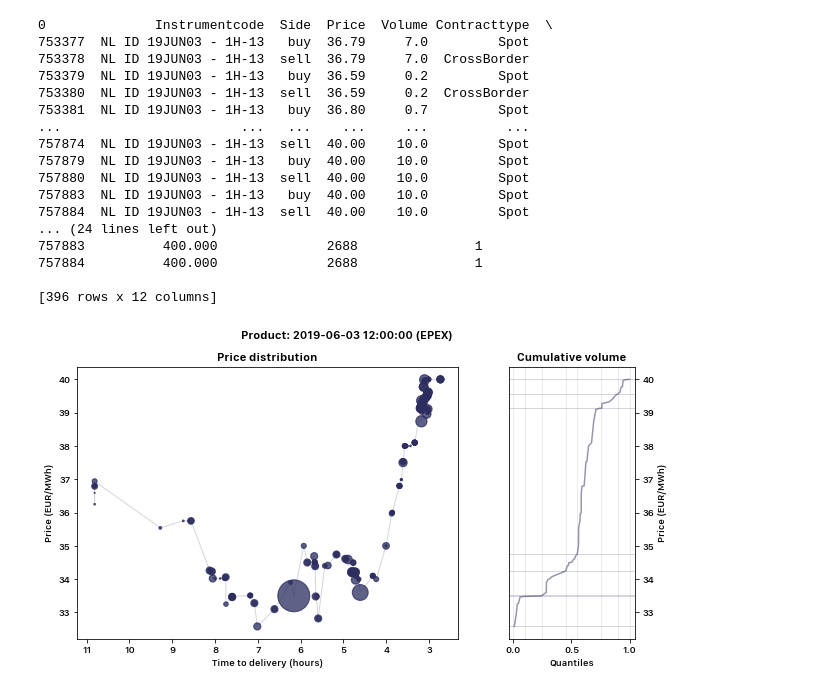
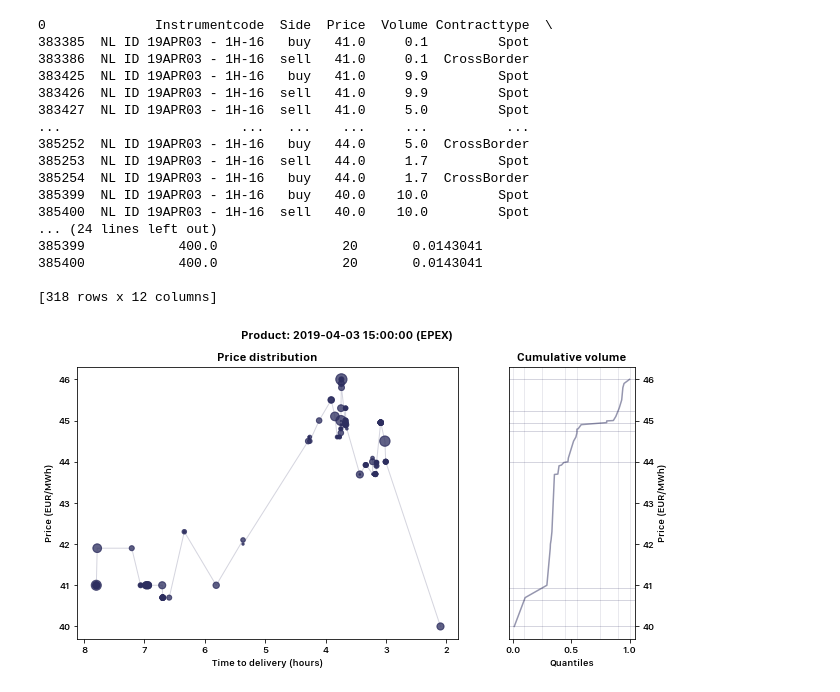
Before and after one commit to timovijn/ElectricityPriceForecasting, a Jupyter notebook: epex/epex.ipynb, the cells around one changed output. Saved outputs shown, nothing was run; the diff lists cells and outputs as text; code cells hidden in the pictures.

```diff
--- a/epex/epex.ipynb
+++ b/epex/epex.ipynb
@@ -274,7 +496,7 @@ Text(0, 0.5, 'Volume (MWh)')
 # %%
-datetime_of_interest = '2019-06-03 12:00:00'
+datetime_of_interest = '2019-04-03 15:00:00'
 filtered_dates = pd.DataFrame()
-filtered_dates = original_dates.loc[original_dates["Date"] == datetime_of_interest]
+filtered_dates = dfo.loc[dfo["Date"] == datetime_of_interest]
 
 filtered_dates['Volume_weighted'] = filtered_dates['Price'] * filtered_dates['Volume']
 filtered_dates['Cumulative volume'] = ''
@@ -326,45 +548,45 @@ plt.suptitle(f'Product: {datetime_of_interest} (EPEX)')
 x = filtered_dates['Time to delivery']
 y = filtered_dates['Price']
 ax1.scatter(x, y, s=filtered_dates['Volume'].apply(lambda x: x*5), alpha=0.5)
 ax1.plot(x, y, linewidth=1, alpha=0.2)
 ax1.set_xlim(x.min() - 0.05 * (x.max() - x.min()), x.max() + 0.05 * (x.max() - x.min()))
 ax1.set_ylim(y.min() - 0.05 * (y.max() - y.min()), y.max() + 0.05 * (y.max() - y.min()))
 ax1.set_title(f'Price distribution')
 ax1.set_xlabel(r'Time to delivery (hours)')
 ax1.set_ylabel(r'Price (EUR/MWh)')
 ax1.invert_xaxis()
 
 x = filtered_dates.sort_values('Price')['Relative volume']
 y = filtered_dates.sort_values('Price')['Price']
 [ax2.axhline(q, linewidth=1, alpha=0.2) for q in quantiles_val]
 [ax2.axvline(q, linewidth=1, alpha=0.1) for q in quantiles]
 ax2.plot(x, y, alpha=0.5)
 ax2.set_xlim(x.min() - 0.05 * (x.max() - x.min()), x.max() + 0.05 * (x.max() - x.min()))
 ax2.set_ylim(y.min() - 0.05 * (y.max() - y.min()), y.max() + 0.05 * (y.max() - y.min()))
 ax2.set_title(f'Cumulative volume')
 ax2.set_xlabel(r'Quantiles')
 ax2.set_ylabel(r'Price (EUR/MWh)')
 ax2.yaxis.tick_right()
 ax2.yaxis.set_label_position("right")
 
 print(filtered_dates)
 # %% [output]
 0              Instrumentcode  Side  Price  Volume Contracttype  \
-753377  NL ID 19JUN03 - 1H-13   buy  36.79     7.0         Spot
-753378  NL ID 19JUN03 - 1H-13  sell  36.79     7.0  CrossBorder
-753379  NL ID 19JUN03 - 1H-13   buy  36.59     0.2         Spot
-753380  NL ID 19JUN03 - 1H-13  sell  36.59     0.2  CrossBorder
-753381  NL ID 19JUN03 - 1H-13   buy  36.80     0.7         Spot
+383385  NL ID 19APR03 - 1H-16   buy   41.0     0.1         Spot
+383386  NL ID 19APR03 - 1H-16  sell   41.0     0.1  CrossBorder
+383425  NL ID 19APR03 - 1H-16   buy   41.0     9.9         Spot
+383426  NL ID 19APR03 - 1H-16  sell   41.0     9.9         Spot
+383427  NL ID 19APR03 - 1H-16  sell   41.0     5.0         Spot
 ...                       ...   ...    ...     ...          ...
-757874  NL ID 19JUN03 - 1H-13  sell  40.00    10.0         Spot
-757879  NL ID 19JUN03 - 1H-13   buy  40.00    10.0         Spot
-757880  NL ID 19JUN03 - 1H-13  sell  40.00    10.0         Spot
-757883  NL ID 19JUN03 - 1H-13   buy  40.00    10.0         Spot
-757884  NL ID 19JUN03 - 1H-13  sell  40.00    10.0         Spot
+385252  NL ID 19APR03 - 1H-16   buy   44.0     5.0  CrossBorder
+385253  NL ID 19APR03 - 1H-16  sell   44.0     1.7         Spot
+385254  NL ID 19APR03 - 1H-16   buy   44.0     1.7  CrossBorder
+385399  NL ID 19APR03 - 1H-16   buy   40.0    10.0         Spot
+385400  NL ID 19APR03 - 1H-16  sell   40.0    10.0         Spot
 ... (24 lines left out)
-757883          400.000              2688               1
-757884          400.000              2688               1
+385399            400.0                20       0.0143041
+385400            400.0                20       0.0143041
 
-[396 rows x 12 columns]
+[318 rows x 12 columns]
-[figure, old version]
+[figure, new version]
 # %%
```
Also changed, not shown: parts of 11 cells of this notebook, 8 other files.
